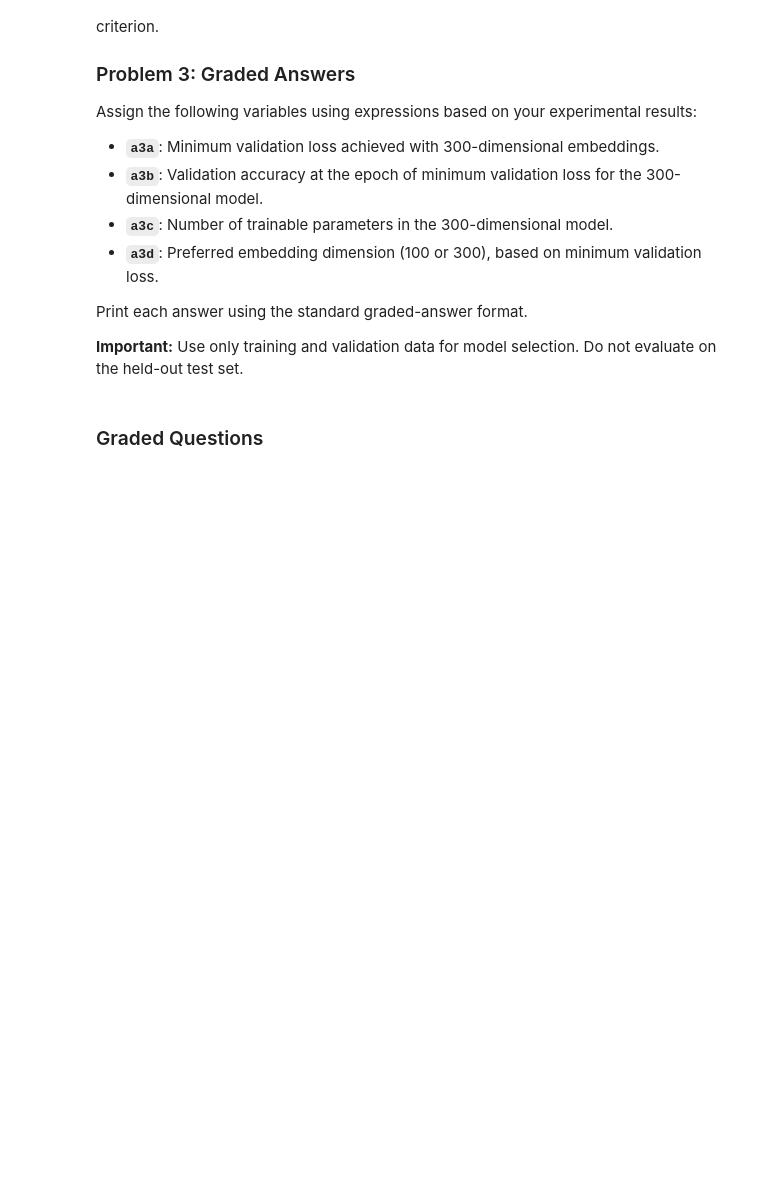
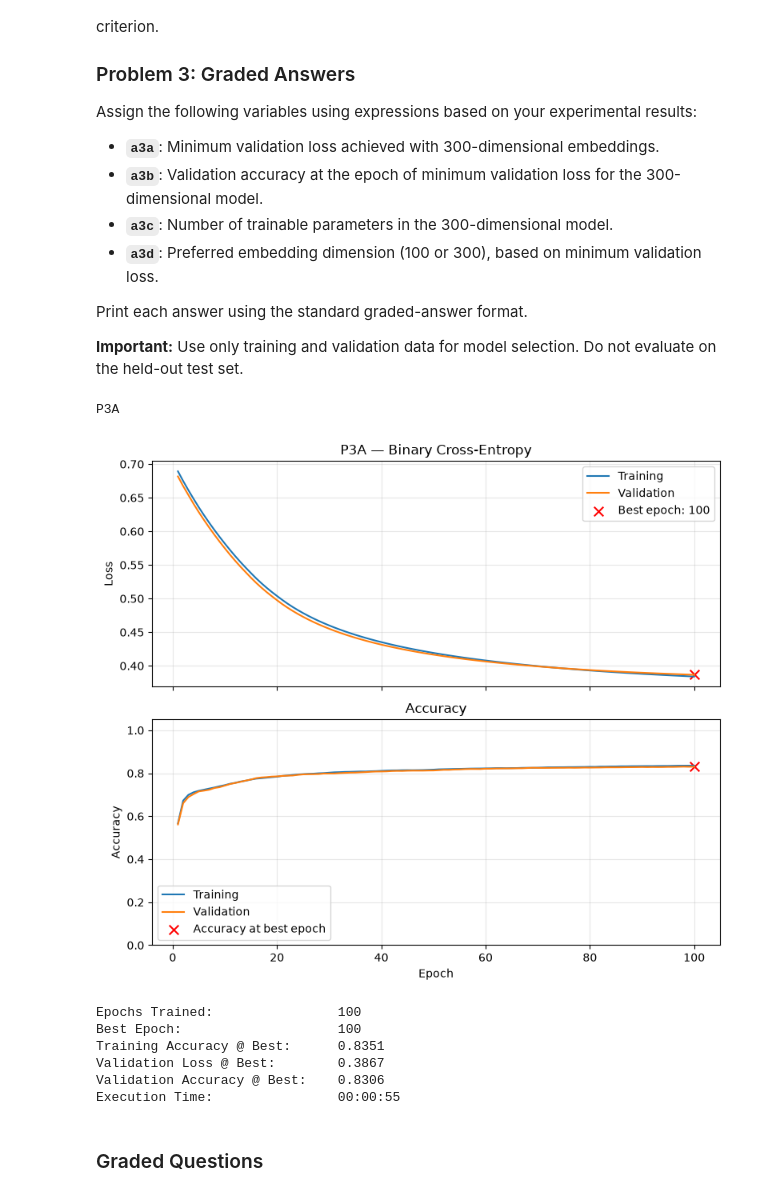
Before and after one commit to calebhadley1/Advanced_ML_and_AI_Coursework, a Jupyter notebook: Homework_07.ipynb, the cells around one changed output. Cells and saved outputs as stored; diff of their text form; code cells hidden in the pictures; blank space fills up the shorter version.

```diff
--- a/Homework_07.ipynb
+++ b/Homework_07.ipynb
@@ -615,7 +615,7 @@ The code also reports **GloVe coverage**: the percentage of vocabulary words for
 # Build GloVe embedding matrix
 # ============================================================
 
-embedding_dimension = 100                 # <-----
+embedding_dimension = 300                 # <-----
 
 word_index = imdb.get_word_index()
 
@@ -1351,7 +1351,25 @@ Print each answer using the standard graded-answer format.
 
 **Important:** Use only training and validation data for model selection. Do not evaluate on the held-out test set.
 # %%
-# Your code here; add as many cells as you wish
+p3a_model1 = create_p2_model(10_000, text_length=100, dimension=300)
+
+p3a_model1_results = train_and_validate(
+    p3a_model1,
+    X_train, y_train,
+    X_val, y_val,
+    epochs = 100,
+    lr_schedule=1e-4,
+    title="P3A"
+)
+# %% [output]
+P3A
+[figure, added]
+Epochs Trained:                100
+Best Epoch:                    100
+Training Accuracy @ Best:      0.8351
+Validation Loss @ Best:        0.3867
+Validation Accuracy @ Best:    0.8306
+Execution Time:                00:00:55
 # %% [markdown]
 ### Graded Questions
 # %%
```
Also changed, not shown: parts of 11 cells of this notebook.
